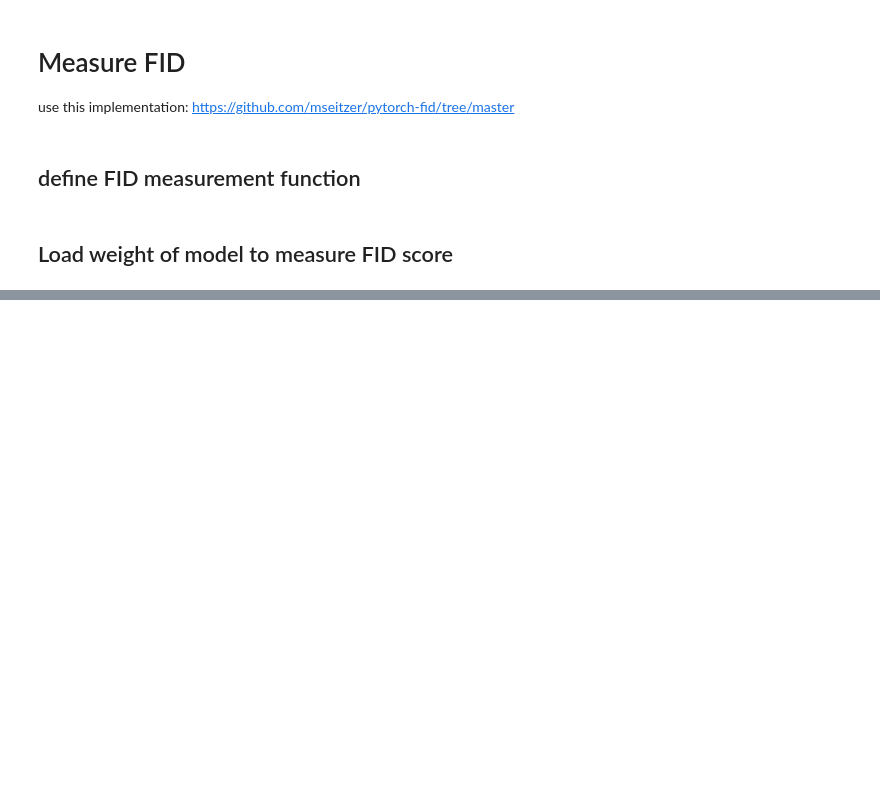
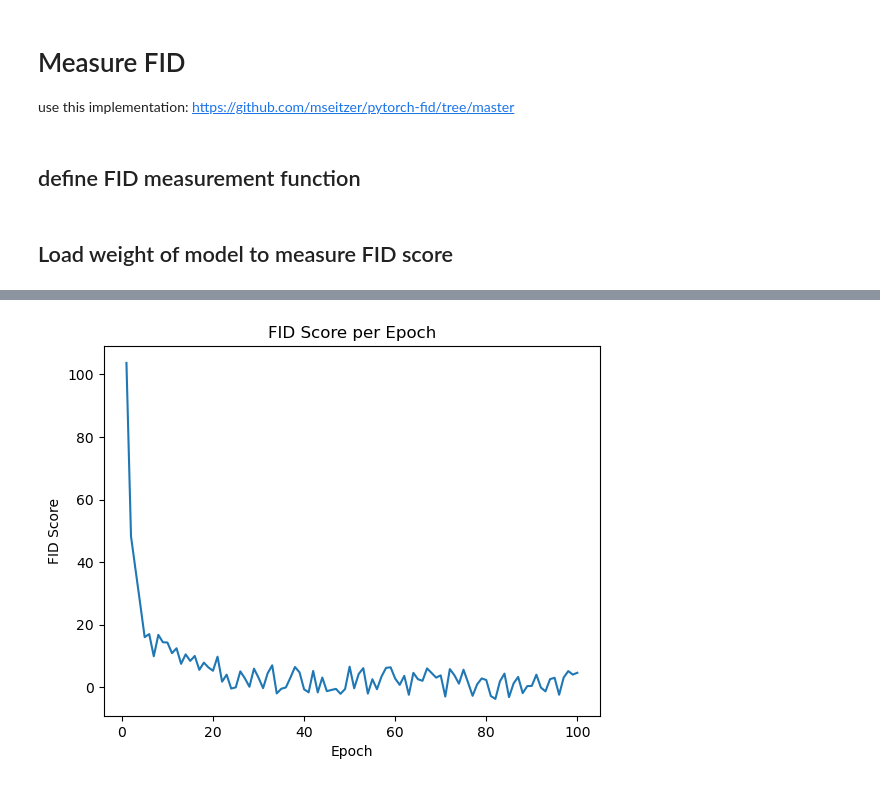
Before and after one commit to NIZE0000/MyResearch, a Jupyter notebook: DDPM_CATS.ipynb, the cells around one changed output, grey strips where cells are left out. Cells and saved outputs as stored; diff of their text form; code cells hidden in the pictures; blank space fills up the shorter version.

```diff
--- a/DDPM_CATS.ipynb
+++ b/DDPM_CATS.ipynb
@@ -275,0 +303,16 @@ for i in range(NUM_EPOCHS):
+# %%
+import matplotlib.pyplot as plt
+import random
+
+# Dummy data for demonstration
+epochs = range(1, 101)
+fid_scores = [100 / epoch + random.uniform(-5, 5) for epoch in epochs]  # Dummy FID scores with random variation
+
+# Plotting the graph
+plt.plot(epochs, fid_scores)
+plt.xlabel('Epoch')
+plt.ylabel('FID Score')
+plt.title('FID Score per Epoch')
+plt.show()
+# %% [output]
+[figure, added]
```
Also changed, not shown: parts of 9 cells of this notebook, 6 other files.
